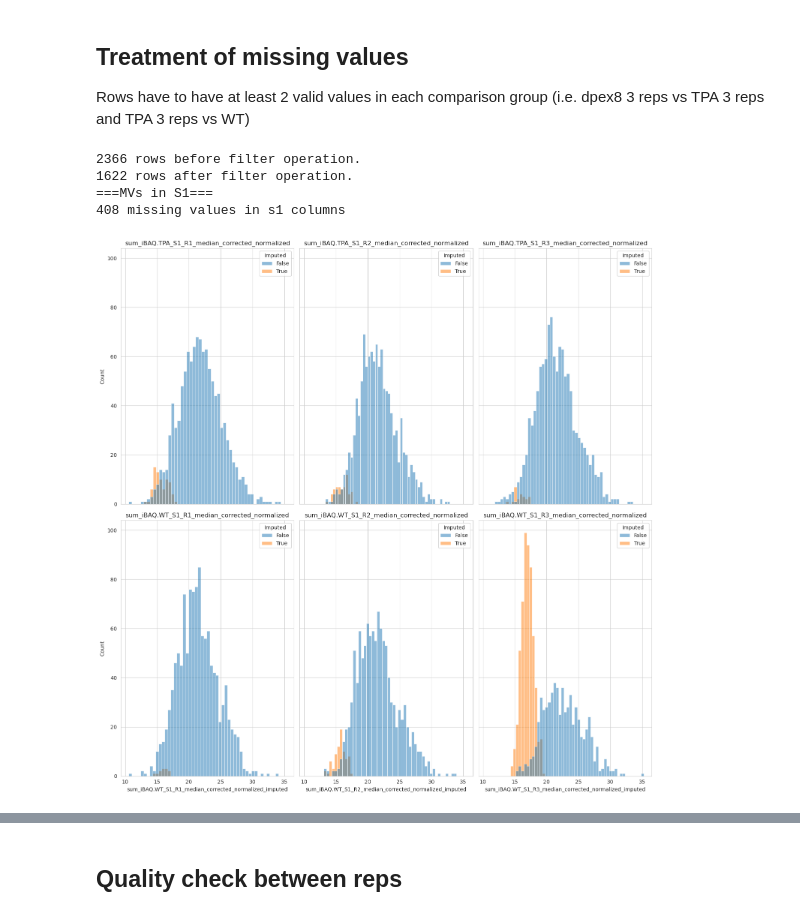
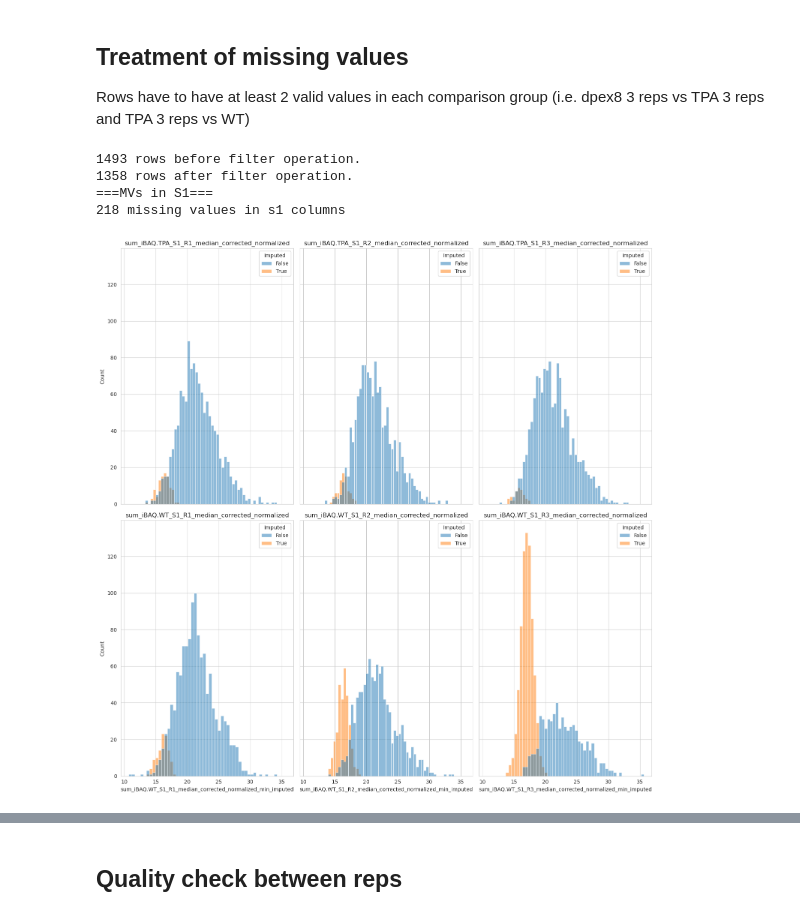
Before and after one commit to ag-warscheid/Pex39_Manuscript, a Jupyter notebook: 01a_data_reanalysis_preprocessing_median.ipynb, the cells around one changed output, grey strips where cells are left out. Drawn from its saved outputs; the diff is of its cells as text; code cells hidden in the pictures.

Commit message:
Complete data analysis incl. plot

```diff
--- a/01a_data_reanalysis_preprocessing_median.ipynb
+++ b/01a_data_reanalysis_preprocessing_median.ipynb
@@ -31,5 +46,5 @@ from autoprot import visualization as vis
 # %%
-pg = pp.read_csv("data/Pex18-complex_combined/proteinGroups.txt")
+pg = pp.read_csv("data/txt/proteinGroups.txt")
 
 # remove Decoy, identified by site and contaminants
 pg = pp.cleaning(pg)
@@ -244,7 +257,7 @@ dtype: int64
 # %%
 pg, s1_cols = pp.vsn(
     pg,
-    pg.filter(regex="^sum_iBAQ.*S1_R\d+_median_corrected$").columns,
+    pg.filter(regex="^sum_iBAQ.*S1_R\d+_median_corrected$").columns.tolist(),
     return_cols=True,
 )
 # %%
@@ -277,39 +290,36 @@ print("===MVs in S1===")
 for g in groups:
     print(f"{pg_s1.loc[:,g].isna().sum().sum()} missing values in s1 columns")
 # %% [output]
-2366 rows before filter operation.
-1622 rows after filter operation.
+1493 rows before filter operation.
+1358 rows after filter operation.
 ===MVs in S1===
-408 missing values in s1 columns
+218 missing values in s1 columns
 # %%
 fig, ax = plt.subplots(
     math.ceil(len(s1_cols) / 3), 3, figsize=(15, 15), sharey="all", sharex="all"
 )
 
-# perform imputation separately on the dataframes for soluble s1 and membrane s2 proteins
+# perform imputation separately on the dataframes
 for idx, colname in enumerate(sorted(s1_cols)):
-    imp_df = pp.imp_min_prob(pg_s1, cols_to_impute=[colname], max_missing=1)
+    imp_df = pp.imp_min_prob(df=pg_s1, cols_to_impute=[colname])
+    imp_df["Imputed"] = False
+    imp_df.loc[imp_df[colname].isnull(), "Imputed"] = True
 
     # histogram of imputed values
     sns.histplot(
-        x=colname + "_imputed",
+        x=colname + "_min_imputed",
         data=imp_df,
         hue="Imputed",
         ax=ax[idx // 3, idx % 3],
         bins=50,
     )
 
     ax[idx // 3, idx % 3].set_title(colname)
 
-    pg_s1[colname + "_imputed"] = imp_df[colname + "_imputed"]
+    pg_s1[colname + "_imputed"] = imp_df[colname + "_min_imputed"]
 
 plt.tight_layout()
 plt.savefig("01a_median_min_prob_imp.png")
 plt.show()
-
-for colname in s2_cols:
-    pg_s2[colname + "_imputed"] = pp.impMinProb(
-        pg_s2, colsToImpute=[colname], maxMissing=1
-    )[colname + "_imputed"]
 # %% [output]
-[figure, old version]
+[figure, new version]
```
Also changed, not shown: parts of 14 cells of this notebook, 9 other files.
